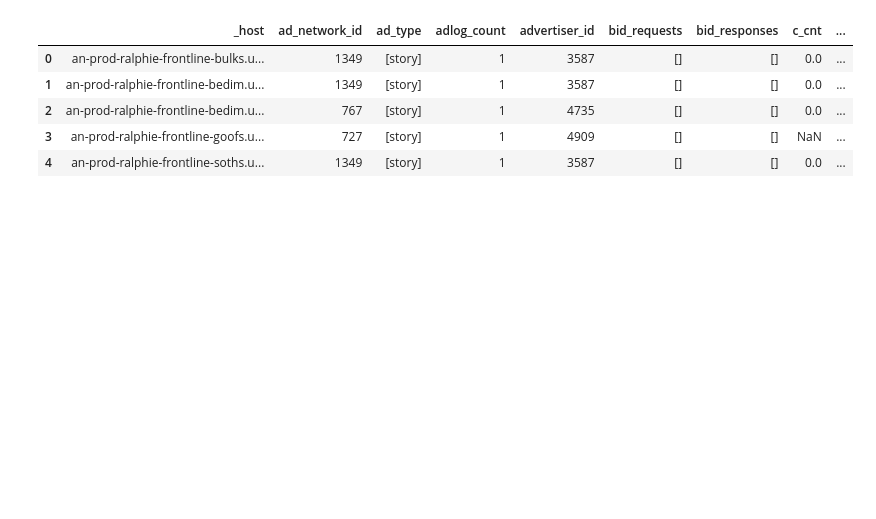
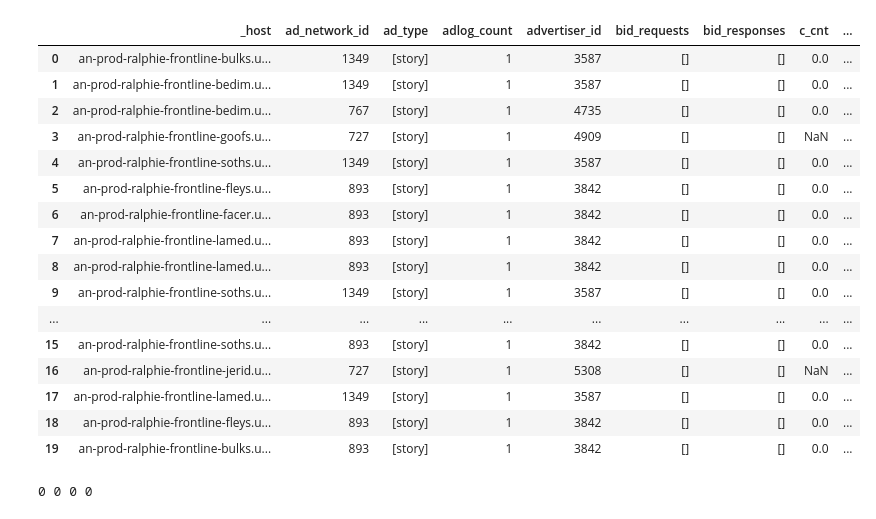
Before and after one commit to learning-machine-learning/polymorph-ua, a Jupyter notebook: polymorph-matt/final/EDA.ipynb, the cells around one changed output. Cells and saved outputs as stored; diff of their text form; code cells hidden in the pictures; blank space fills up the shorter version.

```diff
--- a/polymorph-matt/final/EDA.ipynb
+++ b/polymorph-matt/final/EDA.ipynb
@@ -4,2 +6,3 @@ import pandas as pd
 # %%
-table = pd.read_json("data/merged-01-00", lines=True)
+table00 = pd.read_json("data/merged-01-00", lines=True)
+small = pd.read_json("data/merged-01-00-snippet", lines=True)
@@ -6,10 +14,31 @@ table = pd.read_json("data/merged-01-00", lines=True)
 # %%
 pd.set_option('display.max_columns', 72)
-table.head()
+table00.head(20)
 # %% [output]
 |  | _host | ad_network_id | ad_type | adlog_count | advertiser_id | bid_requests | bid_responses | c_cnt | ... |
 | 0 | an-prod-ralphie-frontline-bulks.u... | 1349 | [story] | 1 | 3587 | [] | [] | 0.0 | ... |
 | 1 | an-prod-ralphie-frontline-bedim.u... | 1349 | [story] | 1 | 3587 | [] | [] | 0.0 | ... |
 | 2 | an-prod-ralphie-frontline-bedim.u... | 767 | [story] | 1 | 4735 | [] | [] | 0.0 | ... |
 | 3 | an-prod-ralphie-frontline-goofs.u... | 727 | [story] | 1 | 4909 | [] | [] | NaN | ... |
 | 4 | an-prod-ralphie-frontline-soths.u... | 1349 | [story] | 1 | 3587 | [] | [] | 0.0 | ... |
+| 5 | an-prod-ralphie-frontline-fleys.u... | 893 | [story] | 1 | 3842 | [] | [] | 0.0 | ... |
+| 6 | an-prod-ralphie-frontline-facer.u... | 893 | [story] | 1 | 3842 | [] | [] | 0.0 | ... |
+| 7 | an-prod-ralphie-frontline-lamed.u... | 893 | [story] | 1 | 3842 | [] | [] | 0.0 | ... |
+| 8 | an-prod-ralphie-frontline-lamed.u... | 893 | [story] | 1 | 3842 | [] | [] | 0.0 | ... |
+| 9 | an-prod-ralphie-frontline-soths.u... | 1349 | [story] | 1 | 3587 | [] | [] | 0.0 | ... |
+| ... | ... | ... | ... | ... | ... | ... | ... | ... | ... |
+| 15 | an-prod-ralphie-frontline-soths.u... | 893 | [story] | 1 | 3842 | [] | [] | 0.0 | ... |
+| 16 | an-prod-ralphie-frontline-jerid.u... | 727 | [story] | 1 | 5308 | [] | [] | NaN | ... |
+| 17 | an-prod-ralphie-frontline-lamed.u... | 1349 | [story] | 1 | 3587 | [] | [] | 0.0 | ... |
+| 18 | an-prod-ralphie-frontline-fleys.u... | 893 | [story] | 1 | 3842 | [] | [] | 0.0 | ... |
+| 19 | an-prod-ralphie-frontline-bulks.u... | 893 | [story] | 1 | 3842 | [] | [] | 0.0 | ... |
+# %%
+# Testing for any bid_responses at all
+# Somehow there are none in these 4 random samples
+# Going to drop the columns for now bc apparently they are useless
+print(len(table00[[rq != [] for rq in table00['bid_responses']]]), end=" ")
+print(len(table01[[rq != [] for rq in table01['bid_responses']]]), end=" ")
+print(len(table14[[rq != [] for rq in table14['bid_responses']]]), end=" ")
+print(len(table20[[rq != [] for rq in table20['bid_responses']]]), end=" ")
+# %% [output]
+0 0 0 0
```
Also changed, not shown: parts of 13 cells of this notebook.
